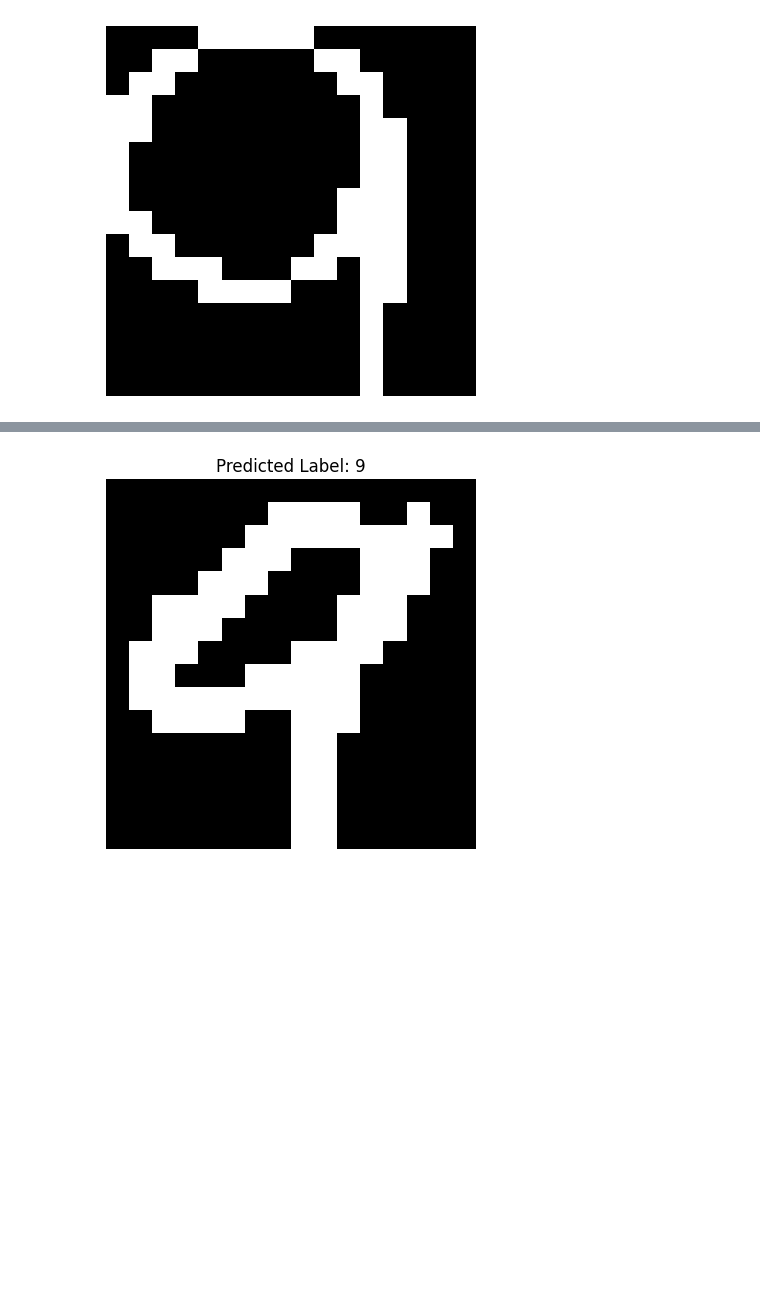
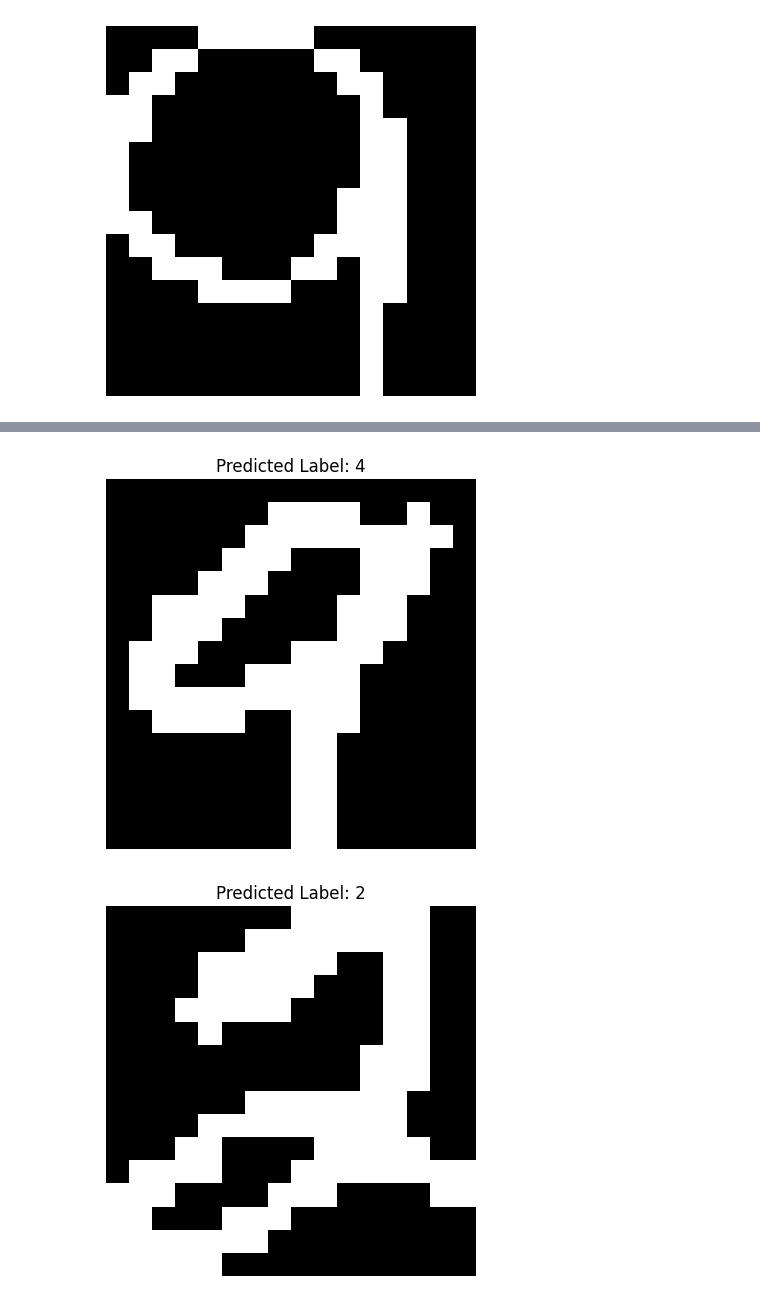
Before and after one commit to matheusmaldaner/EcoLogic, a Jupyter notebook: Main.ipynb, the cells around one changed output, grey strips where cells are left out. Saved outputs shown, nothing was run; the diff lists cells and outputs as text; code cells hidden in the pictures; blank space fills up the shorter version.

```diff
--- a/Main.ipynb
+++ b/Main.ipynb
@@ -439,4 +439,7 @@ for model_name, model_cfg in cfg.models.items():
     except Exception as e:
         print(f"ERROR TRAINING {model_name.upper()}: {str(e)}")
 
+    # [FOR TESTING] breaks after the first model is trained
+    break
+
 print("All models processed.")
@@ -853,34 +872,33 @@ plt.show()
 # %% [output]
 [figure]
 # %%
-model4 = trained_models[0]
-
 def run_inference_on_images(model, images):
     model.eval()  # sets model to evaluation mode
     predictions = []
 
     for img in images:
         # flatten each 16x16 image to a 1D tensor with 256 elements
         input_data = torch.tensor(img.flatten(), dtype=torch.float32).unsqueeze(0).to('cuda' if torch.cuda.is_available() else 'cpu')
 
         with torch.no_grad():  # disable gradient computation for inference
             output = model(input_data)
             _, predicted_label = torch.max(output, 1)  # get the predicted label
             predictions.append(predicted_label.item())
 
     return predictions
 
-predictions = run_inference_on_images(trained_models[24], images)
+predictions = run_inference_on_images(trained_models[0], images)
 
 # displays some sample images with predictions
-for i in range(5):
+for i in range(10):
     plt.imshow(images[i], cmap='gray')
     plt.title(f"Predicted Label: {predictions[i]}")
     plt.axis('off')
     plt.show()
 # %% [output]
 [figure]
 [figure]
 [figure]
 [figure]
 [figure]
+[figure, added]
```
Also changed, not shown: parts of 4 cells of this notebook, 3 other files.
